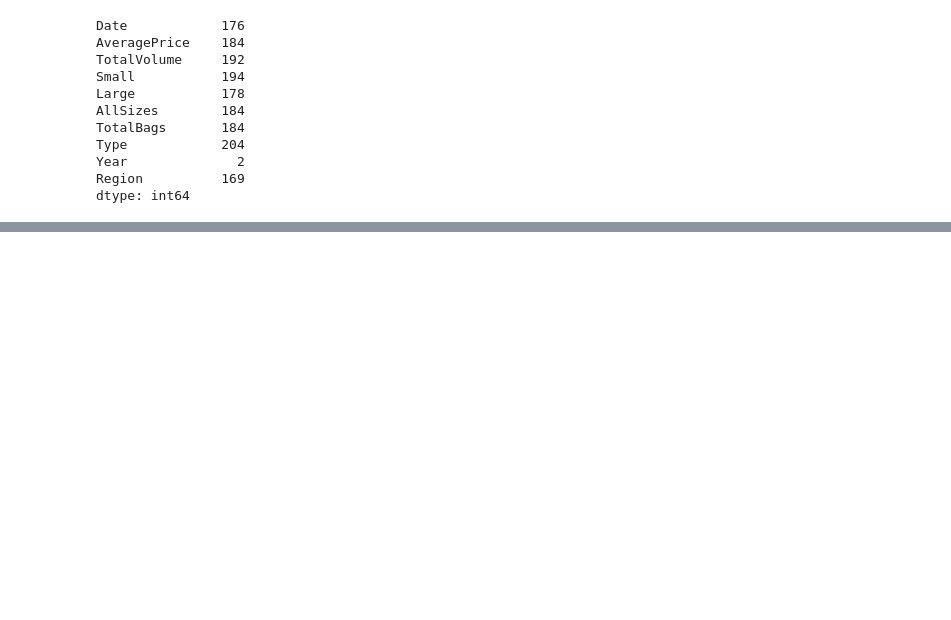
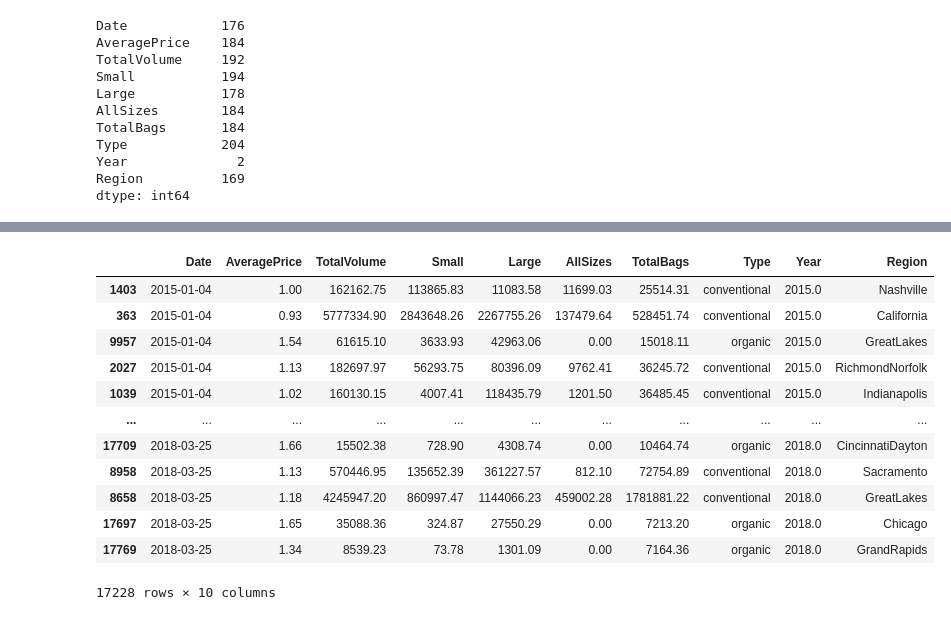
Before and after one commit to ivan-usd/refactored-octo-journey, a Jupyter notebook: notebooks/module3.ipynb, the cells around one changed output, grey strips where cells are left out. Saved outputs shown, nothing was run; the diff lists cells and outputs as text; code cells hidden in the pictures; blank space fills up the shorter version.

```diff
--- a/notebooks/module3.ipynb
+++ b/notebooks/module3.ipynb
@@ -249,5 +239,6 @@ droppedDate.loc[droppedDate['TotalBags'].isnull() & droppedDate['TotalVolume'].n
 # %%
-typeMean = round(droppedDate.groupby(['Type'])['AveragePrice'].mean(),2)
+#Grabbing the Mean price for avocados based on the Type
+typeMean = round(avocado.groupby(['Type'])['AveragePrice'].mean(),2)
 typeMean
 # %% [output]
 Type
@@ -296,0 +293,22 @@ droppedDate.groupby(['Region']).mean()
+# %%
+#4.2 Converted Field Types and Sorted in Ascending Order by Date
+avocado['Type'] = avocado['Type'].astype('category')
+avocado['Year'] = avocado['Year'].astype('category')
+avocado['Region'] = avocado['Region'].astype('category')
+subsetRegion = avocado[(avocado['Region'] != 'West') & (avocado['Region'] != 'TotalUS')]
+sortedsubsetRegion = subsetRegion.sort_values('Date')
+sortedsubsetRegion
+# %% [output]
+|  | Date | AveragePrice | TotalVolume | Small | Large | AllSizes | TotalBags | Type | Year | Region |
+| 1403 | 2015-01-04 | 1.00 | 162162.75 | 113865.83 | 11083.58 | 11699.03 | 25514.31 | conventional | 2015.0 | Nashville |
+| 363 | 2015-01-04 | 0.93 | 5777334.90 | 2843648.26 | 2267755.26 | 137479.64 | 528451.74 | conventional | 2015.0 | California |
+| 9957 | 2015-01-04 | 1.54 | 61615.10 | 3633.93 | 42963.06 | 0.00 | 15018.11 | organic | 2015.0 | GreatLakes |
+| 2027 | 2015-01-04 | 1.13 | 182697.97 | 56293.75 | 80396.09 | 9762.41 | 36245.72 | conventional | 2015.0 | RichmondNorfolk |
+| 1039 | 2015-01-04 | 1.02 | 160130.15 | 4007.41 | 118435.79 | 1201.50 | 36485.45 | conventional | 2015.0 | Indianapolis |
+| ... | ... | ... | ... | ... | ... | ... | ... | ... | ... | ... |
+| 17709 | 2018-03-25 | 1.66 | 15502.38 | 728.90 | 4308.74 | 0.00 | 10464.74 | organic | 2018.0 | CincinnatiDayton |
+| 8958 | 2018-03-25 | 1.13 | 570446.95 | 135652.39 | 361227.57 | 812.10 | 72754.89 | conventional | 2018.0 | Sacramento |
+| 8658 | 2018-03-25 | 1.18 | 4245947.20 | 860997.47 | 1144066.23 | 459002.28 | 1781881.22 | conventional | 2018.0 | GreatLakes |
+| 17697 | 2018-03-25 | 1.65 | 35088.36 | 324.87 | 27550.29 | 0.00 | 7213.20 | organic | 2018.0 | Chicago |
+| 17769 | 2018-03-25 | 1.34 | 8539.23 | 73.78 | 1301.09 | 0.00 | 7164.36 | organic | 2018.0 | GrandRapids |
+17228 rows × 10 columns
```
Also changed, not shown: parts of 16 cells of this notebook.
